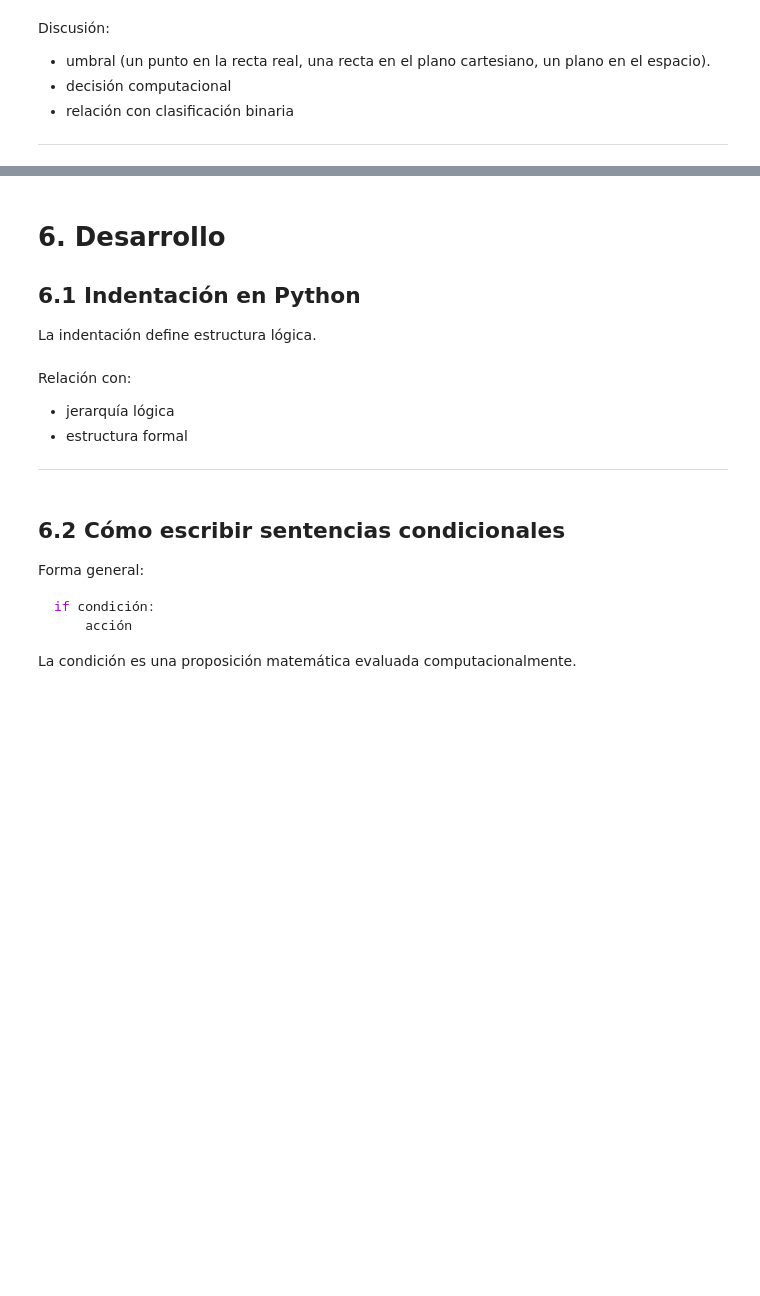
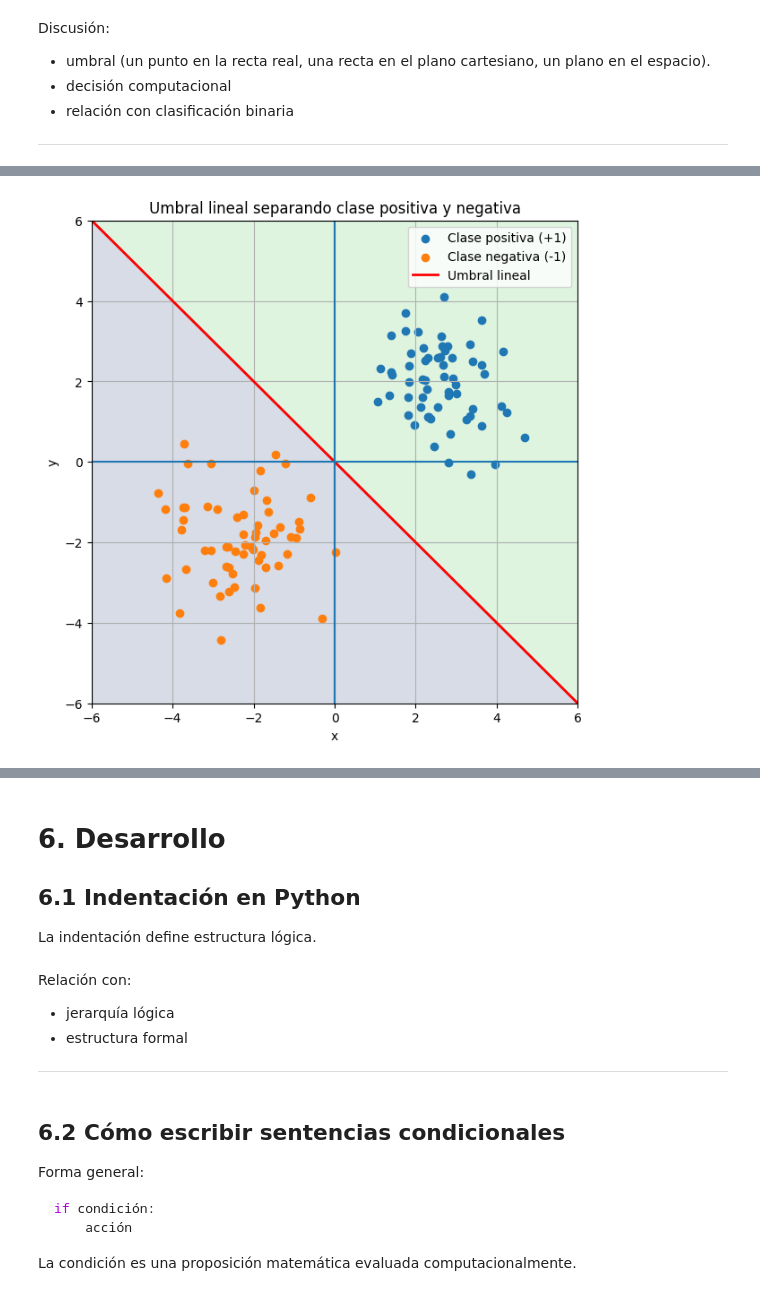
Before and after one commit to marco-canas/fundamentos_de_programacion, a Jupyter notebook: clases/unidad2/4_chapter.ipynb, the cells around one changed output, grey strips where cells are left out. Saved outputs shown, nothing was run; the diff lists cells and outputs as text; code cells hidden in the pictures; blank space fills up the shorter version.

```diff
--- a/clases/unidad2/4_chapter.ipynb
+++ b/clases/unidad2/4_chapter.ipynb
@@ -232,0 +259,60 @@ Discusión:
+# %%
+import numpy as np
+import matplotlib.pyplot as plt
+
+# =========================
+# Datos simulados bien separables
+# =========================
+np.random.seed(1)
+
+# Clase positiva (arriba-derecha)
+X_pos = np.random.randn(60, 2) + np.array([2.5, 2])
+
+# Clase negativa (abajo-izquierda)
+X_neg = np.random.randn(60, 2) + np.array([-2.5, -2])
+
+# =========================
+# Umbral lineal de decisión
+# w1*x + w2*y + b = 0
+# =========================
+w = np.array([1, 1])
+b = 0
+
+# Recta de decisión
+x_vals = np.linspace(-6, 6, 200)
+y_vals = -(w[0]*x_vals + b) / w[1]
+
+# =========================
+# Región de decisión
+# =========================
+xx, yy = np.meshgrid(np.linspace(-6,6,200),
+                     np.linspace(-6,6,200))
+Z = w[0]*xx + w[1]*yy + b
+
+# =========================
+# Gráfica
+# =========================
+plt.figure(figsize=(7,7))
+
+# Regiones coloreadas según signo
+plt.contourf(xx, yy, Z > 0, alpha=0.2)
+
+# Puntos
+plt.scatter(X_pos[:,0], X_pos[:,1], label='Clase positiva (+1)')
+plt.scatter(X_neg[:,0], X_neg[:,1], label='Clase negativa (-1)')
+
+# Recta de decisión
+plt.plot(x_vals, y_vals, linewidth=2, label='Umbral lineal', color = 'red')
+
+# Ejes
+plt.axhline(0)
+plt.axvline(0)
+plt.grid(True)
+plt.legend()
+plt.title("Umbral lineal separando clase positiva y negativa")
+plt.xlabel("x")
+plt.ylabel("y")
+plt.savefig(r"C:\Users\marco\Downloads\umbral_lineal_de_decision.png")
+plt.show()
+# %% [output]
+[figure, added]
```
Also changed, not shown: parts of 56 cells of this notebook.
